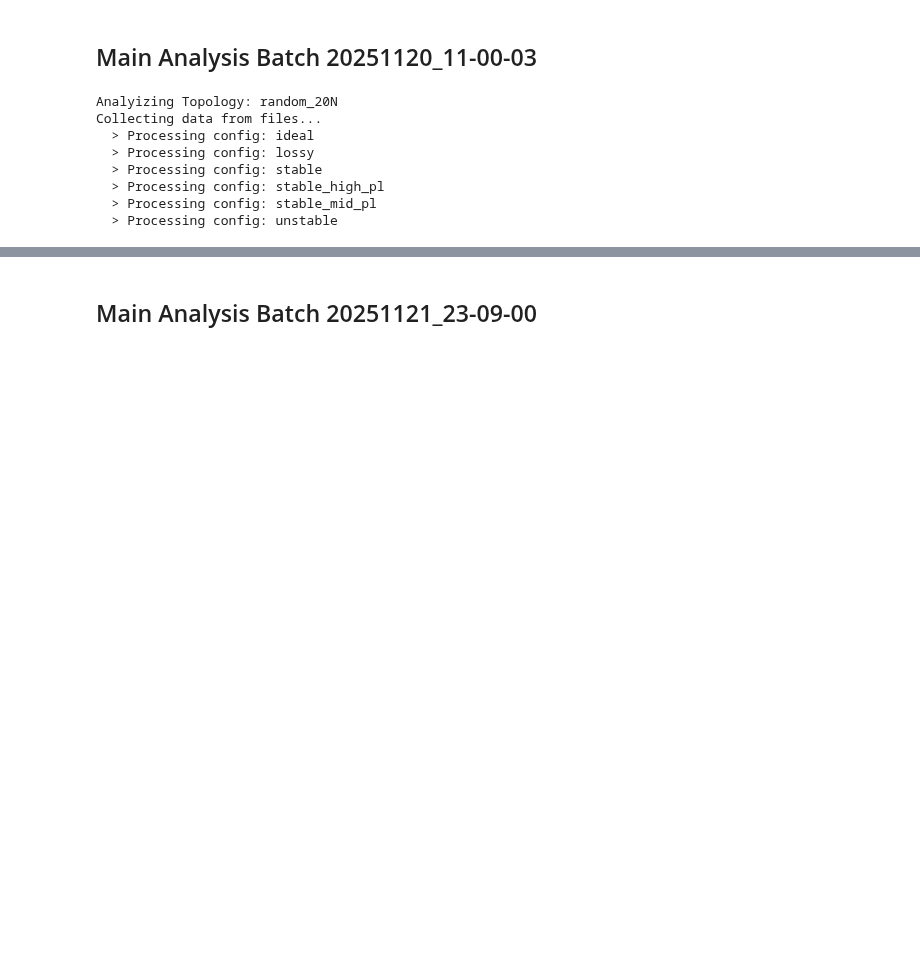
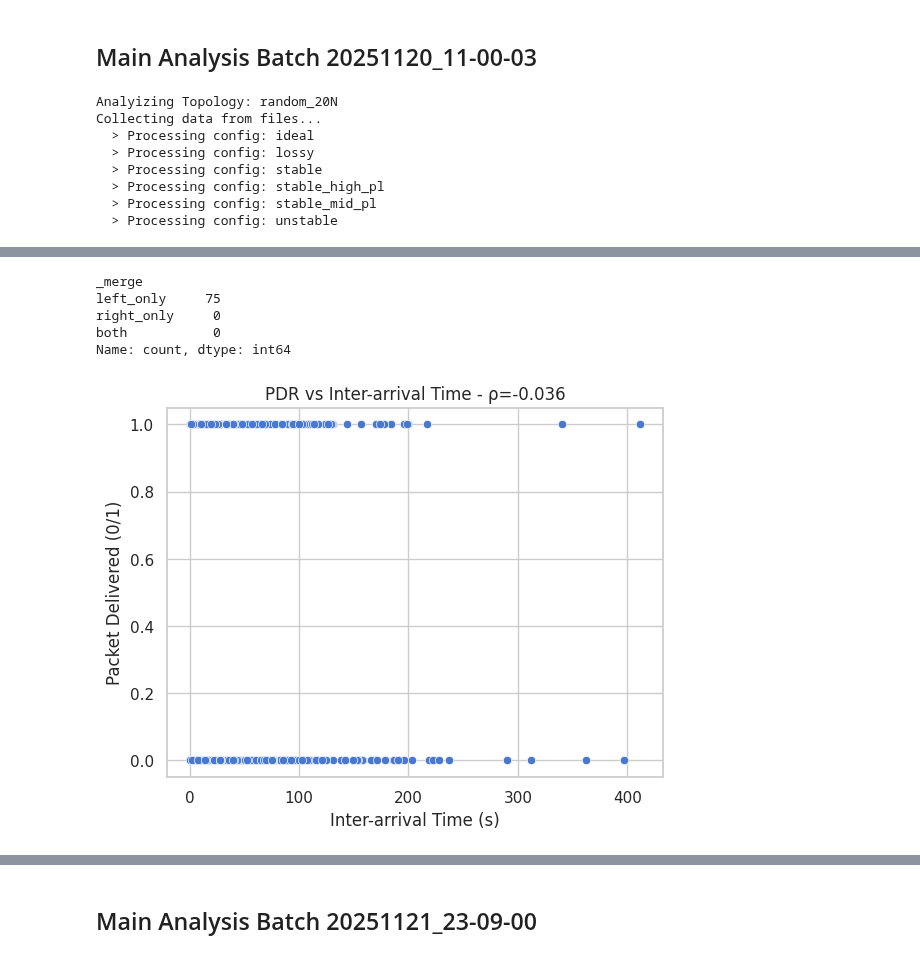
Before and after one commit to damiano-salvaterra/SPE-project, a Jupyter notebook: src/evaluation/variance_reduction.ipynb, the cells around one changed output, grey strips where cells are left out. Cells and saved outputs as stored; diff of their text form; code cells hidden in the pictures; blank space fills up the shorter version.

```diff
--- a/src/evaluation/variance_reduction.ipynb
+++ b/src/evaluation/variance_reduction.ipynb
@@ -15,6 +14,7 @@ import re
 ### Path Configuration
 # %%
 PATH_TO_RESULTS_PARENT_FOLDER = Path("../../results/batch_20251120_11-00-03").resolve()
+PATH_TO_RESULTS_PARENT_FOLDER = Path("../../results/batch_20251121_23-09-00").resolve()
 TOPOLOGY_FOLDER_TO_ANALYZE = "random_20N"
 # %% [markdown]
 ### Log File Names
@@ -235,0 +310,41 @@ results
+# %%
+inter_df = interarrivals_df.rename(
+    columns={
+        "source": "source_addr",
+        "dest": "dest_addr",
+        "seq_num": "seq_num",
+    }
+)
+
+pdrs_df = pdrs.rename(
+    columns={
+        "source_addr": "source_addr",
+        "dest_addr": "dest_addr",
+        "seq_num": "seq_num",
+    }
+)
+# %%
+inter_df["source_addr"] = inter_df["source_addr"].astype(str)
+inter_df["dest_addr"] = inter_df["dest_addr"].astype(str)
+inter_df["seq_num"] = inter_df["seq_num"].astype(int)
+
+pdrs_df["source_addr"] = pdrs_df["source_addr"].astype(str)
+pdrs_df["dest_addr"] = pdrs_df["dest_addr"].astype(str)
+pdrs_df["seq_num"] = pdrs_df["seq_num"].astype(int)
+# %%
+joined = inter_df.merge(
+    pdrs_df,
+    on=["source_addr", "dest_addr", "seq_num"],
+    how="outer",
+    indicator=True,
+    suffixes=("_send", "_pdr"),
+)
+# %%
+unmatched = joined[joined["_merge"] != "both"]
+print(unmatched["_merge"].value_counts())
+# %% [output]
+_merge
+left_only     75
+right_only     0
+both           0
+Name: count, dtype: int64
@@ -235,0 +355,14 @@ results
+# %%
+joined = joined[joined["_merge"] == "both"]
+
+sns.scatterplot(
+    data=joined,
+    x="inter_arrival",
+    y="delivered",
+)
+plt.xlabel("Inter-arrival Time (s)")
+plt.ylabel("Packet Delivered (0/1)")
+plt.title(f"PDR vs Inter-arrival Time - ρ={np.corrcoef(joined['inter_arrival'], joined['delivered'])[0,1]:.3f}")
+plt.show()
+# %% [output]
+[figure, added]
```
Also changed, not shown: parts of 23 cells of this notebook.
